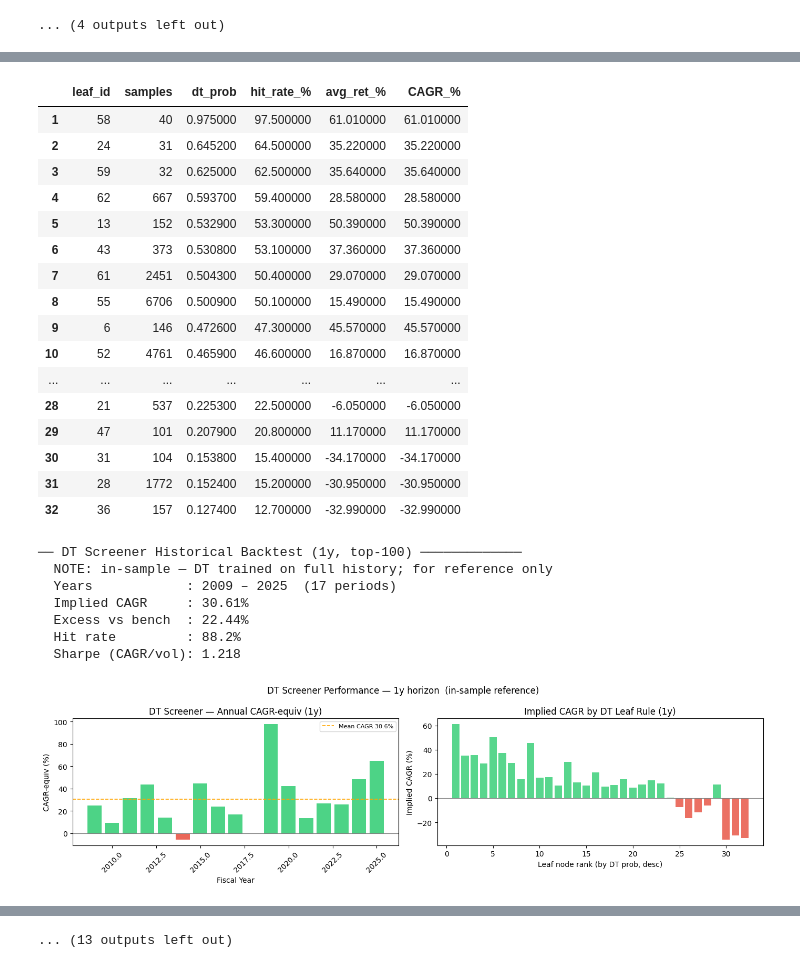
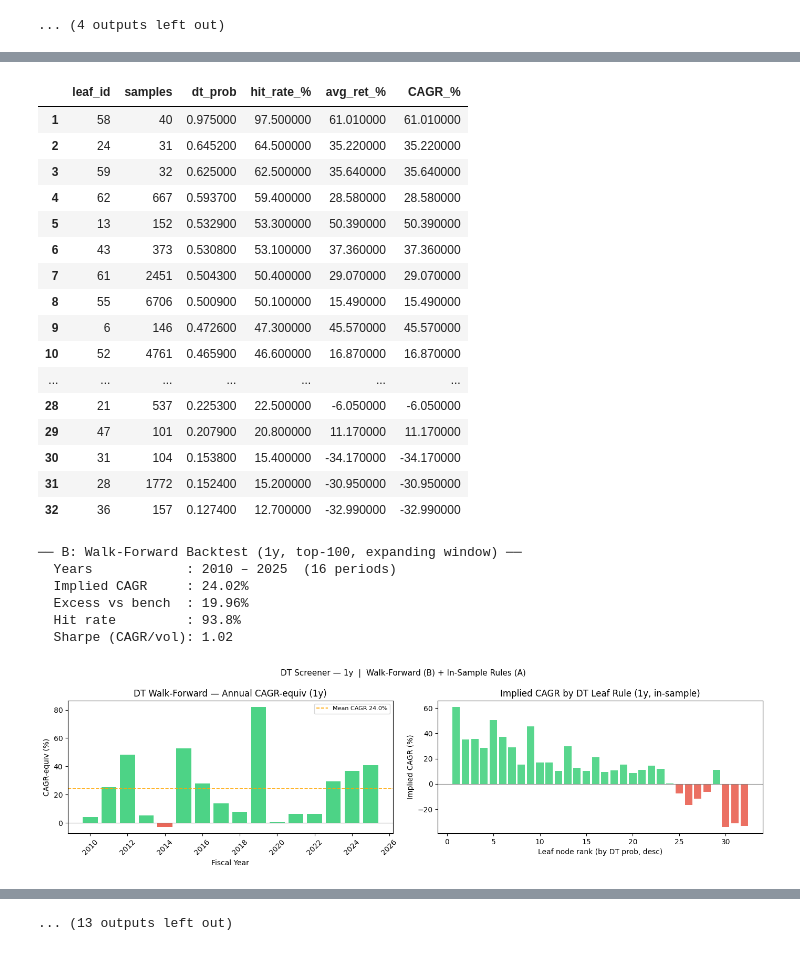
Before and after one commit to sherlock718/stock-fraud-screener, a Jupyter notebook: notebooks/08_experiment_hub.ipynb, the cells around one changed output, grey strips where cells are left out. Cells and saved outputs as stored; diff of their text form; code cells hidden in the pictures.

```diff
--- a/notebooks/08_experiment_hub.ipynb
+++ b/notebooks/08_experiment_hub.ipynb
@@ -1537,20 +1537,17 @@ DT Screener — 3y horizon, depth 5
 | 100 | TIE.V | Coloured Ties Capital Inc. | 2025 | CA | 0.5722 | 0.5290 | 0.5426 | 0.4524 | ... |
 ... (4 outputs left out)
 # %%
-# ── DT Screener — Historical Performance & Per-Rule Stats ─────────────────────
-# NOTE: uses in-sample scores (DT trained on full history). Treat as
-#       descriptive reference — not a true walk-forward backtest.
-
 import numpy as np
 
 annual_dt_base = df_dt[df_dt['period_type'] == 'annual'].copy()
 hor_years_map  = {'6m': 0.5, '1y': 1, '2y': 2, '3y': 3, '5y': 5}
+WF_MIN_TRAIN_ROWS = 200  # min rows before walk-forward starts
 
 for h in DT_HORIZONS:
     dt_feats_h   = dt_feats_by_h[h]
-    X_tr         = X_train_by_h[h]
+    X_tr         = X_train_by_h[h]   # full-history model — Part A only
     y_tr         = y_train_by_h[h]
-    model_h      = dt_models[h]
+    model_h      = dt_models[h]       # full-history model — Part A only
     target_col_h = f'beat_local_market_{h}'
     ret_col_h    = f'forward_return_{h}'
     exc_col_h    = f'excess_return_local_{h}'
@@ -1561,7 +1558,7 @@ for h in DT_HORIZONS:
     print(f"  DT Screener — horizon={h}  depth={DT_MAX_DEPTH}  top-{TOP_N_DT}")
     print(f"{'='*65}")
 
-    # ── A: Per-rule (leaf-node) performance ──────────────────────────────────
+    # ── A: Per-rule (leaf-node) performance — in-sample rule inspection ──────
     train_rows_h = df_dt.loc[train_mask_h].copy()
     train_rows_h['leaf_id'] = model_h.apply(X_tr)
     train_rows_h['dt_prob'] = model_h.predict_proba(X_tr)[:, 1]
@@ -1589,30 +1586,47 @@ for h in DT_HORIZONS:
         lp_display = leaf_perf_h[['leaf_id', 'n', 'avg_dt_prob', 'hit_rate', 'avg_ret', 'cagr_pct']].rename(
             columns={'n': 'samples', 'avg_dt_prob': 'dt_prob',
                      'hit_rate': 'hit_rate_%', 'avg_ret': 'avg_ret_%', 'cagr_pct': 'CAGR_%'})
-        print(f'── Per-Rule Performance (leaf nodes, {h} horizon) ──────────────────')
+        print(f'── A: Per-Rule Performance (in-sample — full-history DT) ───────────')
         display(lp_display.style.background_gradient(subset=['CAGR_%'], cmap='RdYlGn'))
         print()
 
-    # ── B: Year-by-year portfolio backtest ───────────────────────────────────
-    annual_dt = annual_dt_base.copy()
-    Xh = annual_dt[dt_feats_h].fillna(X_tr.median())
-    annual_dt['dt_score_hist'] = model_h.predict_proba(Xh)[:, 1]
+    # ── B: Walk-forward backtest — no look-ahead bias ─────────────────────────
+    # Each year Y: train on fiscal_year < Y (expanding window), score year Y
+    all_years = sorted(annual_dt_base['fiscal_year'].dropna().unique())
+    bt_rows = []
 
-    bt_rows = []
-    for yr in sorted(annual_dt['fiscal_year'].dropna().unique()):
-        yr_df = annual_dt[
-            (annual_dt['fiscal_year'] == yr) &
-            annual_dt[ret_col_h].notna() &
-            annual_dt['dt_score_hist'].notna()
-        ]
+    for yr in all_years:
+        wf_mask = df_dt[target_col_h].notna() & (df_dt['fiscal_year'] < yr)
+        if wf_mask.sum() < WF_MIN_TRAIN_ROWS:
+            continue
+        X_tr_wf = df_dt.loc[wf_mask, dt_feats_h].fillna(
+                      df_dt.loc[wf_mask, dt_feats_h].median())
+        y_tr_wf = df_dt.loc[wf_mask, target_col_h]
+        if y_tr_wf.nunique() < 2:
+            continue
+
+        model_wf = DecisionTreeClassifier(
+            max_depth=DT_MAX_DEPTH, min_samples_leaf=30, random_state=42)
+        model_wf.fit(X_tr_wf, y_tr_wf)
+
+        yr_df = annual_dt_base[annual_dt_base['fiscal_year'] == yr].copy()
         if len(yr_df) < 5:
             continue
-        top_yr = yr_df.nlargest(min(TOP_N_DT, len(yr_df)), 'dt_score_hist')
+        X_yr = yr_df[dt_feats_h].fillna(X_tr_wf.median())
+        yr_df['dt_score_wf'] = model_wf.predict_proba(X_yr)[:, 1]
+
+        yr_valid = yr_df[yr_df[ret_col_h].notna() & yr_df['dt_score_wf'].notna()]
+        if len(yr_valid) < 5:
+            continue
+
+        top_yr = yr_valid.nlargest(min(TOP_N_DT, len(yr_valid)), 'dt_score_wf')
         bt_rows.append({
             'Year':     int(yr),
             'N':        len(top_yr),
             'ret_%':    round(top_yr[ret_col_h].mean() * 100, 2),
-            'excess_%': round(top_yr[exc_col_h].mean() * 100, 2) if exc_col_h in top_yr.columns else np.nan,
+            'excess_%': round(top_yr[exc_col_h].mean() * 100, 2)
+                        if exc_col_h in top_yr.columns else np.nan,
+            'train_n':  int(wf_mask.sum()),
         })
 
     bt_df = pd.DataFrame(bt_rows)
@@ -1626,8 +1640,7 @@ for h in DT_HORIZONS:
         exc_cagr = ((1 + bt_df['excess_%'].mean() / 100) ** (1 / hor_years) - 1) * 100 \
                    if bt_df['excess_%'].notna().any() else np.nan
 
-        print(f'── DT Screener Historical Backtest ({h}, top-{TOP_N_DT}) ─────────────')
-        print(f'  NOTE: in-sample — DT trained on full history; for reference only')
+        print(f'── B: Walk-Forward Backtest ({h}, top-{TOP_N_DT}, expanding window) ──')
         print(f'  Years            : {bt_df["Year"].min()} – {bt_df["Year"].max()}  ({len(bt_df)} periods)')
         print(f'  Implied CAGR     : {cagr_pct:.2f}%')
         if not np.isnan(exc_cagr):
@@ -1646,7 +1659,7 @@ for h in DT_HORIZONS:
                    label=f'Mean CAGR {cagr_pct:.1f}%')
         ax.set_xlabel('Fiscal Year')
         ax.set_ylabel('CAGR-equiv (%)')
-        ax.set_title(f'DT Screener — Annual CAGR-equiv ({h})')
+        ax.set_title(f'DT Walk-Forward — Annual CAGR-equiv ({h})')
         ax.legend(fontsize=8)
         ax.tick_params(axis='x', rotation=45)
 
@@ -1657,12 +1670,12 @@ for h in DT_HORIZONS:
             ax.axhline(0, color='gray', linewidth=0.8)
             ax.set_xlabel('Leaf node rank (by DT prob, desc)')
             ax.set_ylabel('Implied CAGR (%)')
-            ax.set_title(f'Implied CAGR by DT Leaf Rule ({h})')
+            ax.set_title(f'Implied CAGR by DT Leaf Rule ({h}, in-sample)')
         else:
             ax.text(0.5, 0.5, f'{ret_col_h} not available', ha='center', va='center',
                     transform=ax.transAxes)
 
-        plt.suptitle(f'DT Screener Performance — {h} horizon  (in-sample reference)', fontsize=12)
+        plt.suptitle(f'DT Screener — {h}  |  Walk-Forward (B) + In-Sample Rules (A)', fontsize=11)
         plt.tight_layout()
         plt.show()
 
@@ -1728,25 +1739,24 @@ for h in DT_HORIZONS:
 |  | leaf_id | samples | dt_prob | hit_rate_% | avg_ret_% | CAGR_% |
 | 1 | 58 | 40 | 0.975000 | 97.500000 | 61.010000 | 61.010000 |
 | 2 | 24 | 31 | 0.645200 | 64.500000 | 35.220000 | 35.220000 |
 | 3 | 59 | 32 | 0.625000 | 62.500000 | 35.640000 | 35.640000 |
 | 4 | 62 | 667 | 0.593700 | 59.400000 | 28.580000 | 28.580000 |
 | 5 | 13 | 152 | 0.532900 | 53.300000 | 50.390000 | 50.390000 |
 | 6 | 43 | 373 | 0.530800 | 53.100000 | 37.360000 | 37.360000 |
 | 7 | 61 | 2451 | 0.504300 | 50.400000 | 29.070000 | 29.070000 |
 | 8 | 55 | 6706 | 0.500900 | 50.100000 | 15.490000 | 15.490000 |
 | 9 | 6 | 146 | 0.472600 | 47.300000 | 45.570000 | 45.570000 |
 | 10 | 52 | 4761 | 0.465900 | 46.600000 | 16.870000 | 16.870000 |
 | ... | ... | ... | ... | ... | ... | ... |
 | 28 | 21 | 537 | 0.225300 | 22.500000 | -6.050000 | -6.050000 |
 | 29 | 47 | 101 | 0.207900 | 20.800000 | 11.170000 | 11.170000 |
 | 30 | 31 | 104 | 0.153800 | 15.400000 | -34.170000 | -34.170000 |
 | 31 | 28 | 1772 | 0.152400 | 15.200000 | -30.950000 | -30.950000 |
 | 32 | 36 | 157 | 0.127400 | 12.700000 | -32.990000 | -32.990000 |
-── DT Screener Historical Backtest (1y, top-100) ─────────────
-  NOTE: in-sample — DT trained on full history; for reference only
-  Years            : 2009 – 2025  (17 periods)
-  Implied CAGR     : 30.61%
-  Excess vs bench  : 22.44%
-  Hit rate         : 88.2%
-  Sharpe (CAGR/vol): 1.218
+── B: Walk-Forward Backtest (1y, top-100, expanding window) ──
+  Years            : 2010 – 2025  (16 periods)
+  Implied CAGR     : 24.02%
+  Excess vs bench  : 19.96%
+  Hit rate         : 93.8%
+  Sharpe (CAGR/vol): 1.02
-[figure, old version]
+[figure, new version]
```
Also changed, not shown: parts of 1 cell of this notebook, 1 other file.
